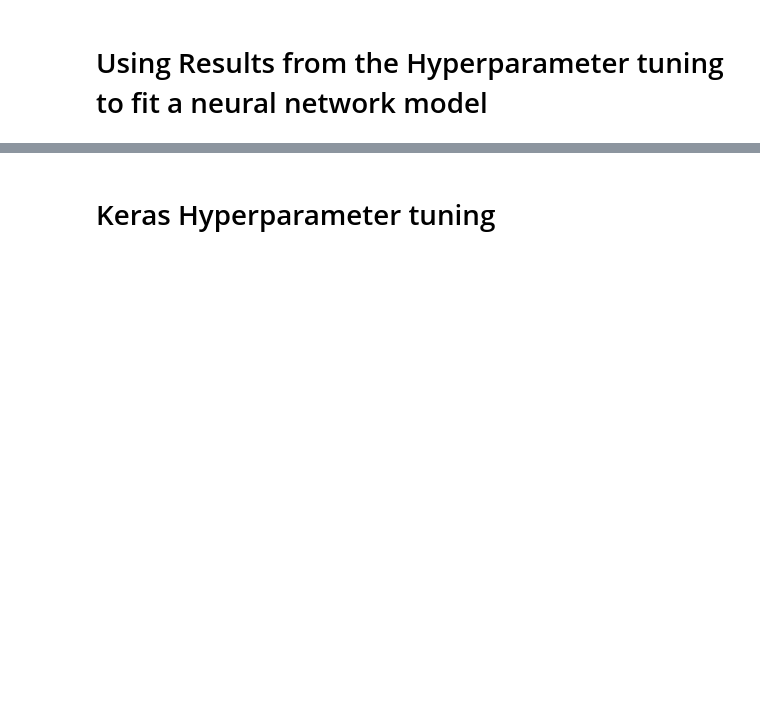
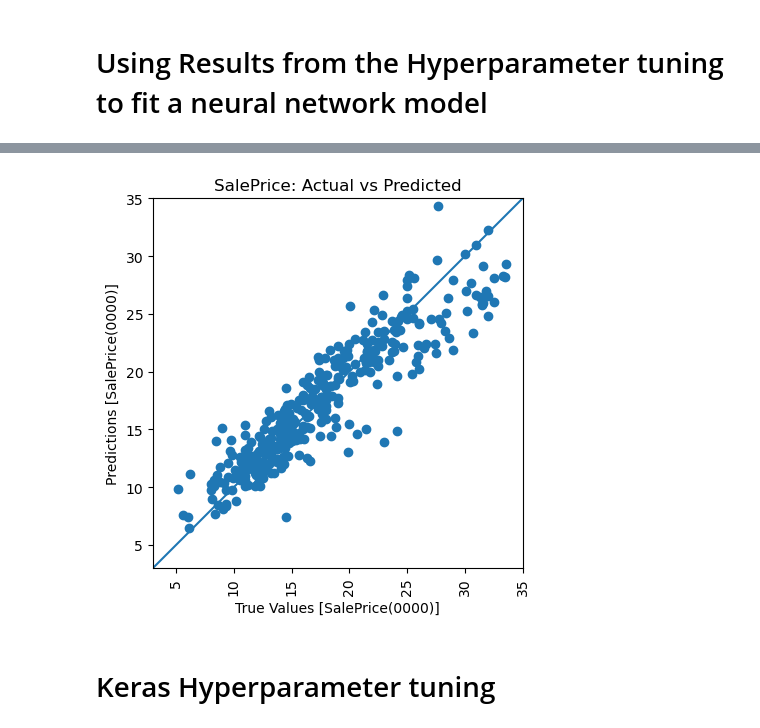
Before and after one commit to rbellgraph1/project_4_home_price, a Jupyter notebook: nn_hyperparamer_15column_model.ipynb, the cells around one changed output, grey strips where cells are left out. Drawn from its saved outputs; the diff is of its cells as text; code cells hidden in the pictures; blank space fills up the shorter version.

```diff
--- a/nn_hyperparamer_15column_model.ipynb
+++ b/nn_hyperparamer_15column_model.ipynb
@@ -234,12 +319,14 @@ plt.grid(True)
 # %%
-# Make predictions using the model
-y_pred_tuned = nn_tuned.predict(X_test_scaled).flatten()
+y_pred = nn.predict(X_test_scaled).flatten()
 
 a = plt.axes(aspect='equal')
-plt.scatter(y_test, y_pred_tuned)
-plt.xlabel('True Values [SalePrice]')
-plt.ylabel('Predictions [SalePrice]')
-lims = [30000, 350000]
+plt.scatter(y_test/10000, y_pred/10000)
+plt.xlabel('True Values [SalePrice(0000)]')
+plt.ylabel('Predictions [SalePrice(0000)]')
+lims = [3, 35]
+plt.title('SalePrice: Actual vs Predicted')
 plt.xlim(lims)
+plt.xticks(rotation=90)
 plt.ylim(lims)
 _ = plt.plot(lims, lims)
+# %% [output]
@@ -246,3 +334,4 @@ _ = plt.plot(lims, lims)
+[figure, added]
 # %% [markdown]
 # Keras Hyperparameter tuning
 # %%
```
Also changed, not shown: parts of 23 cells of this notebook, 13 other files.
